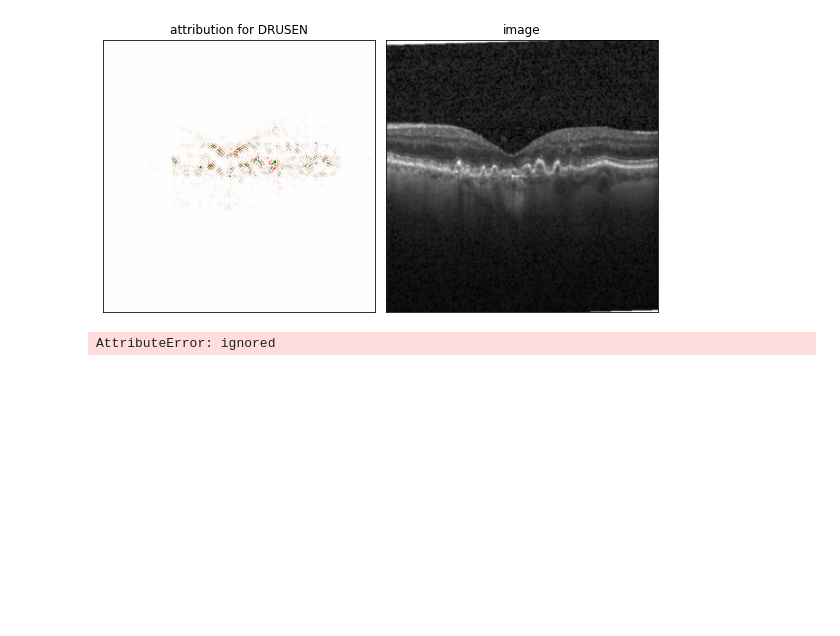
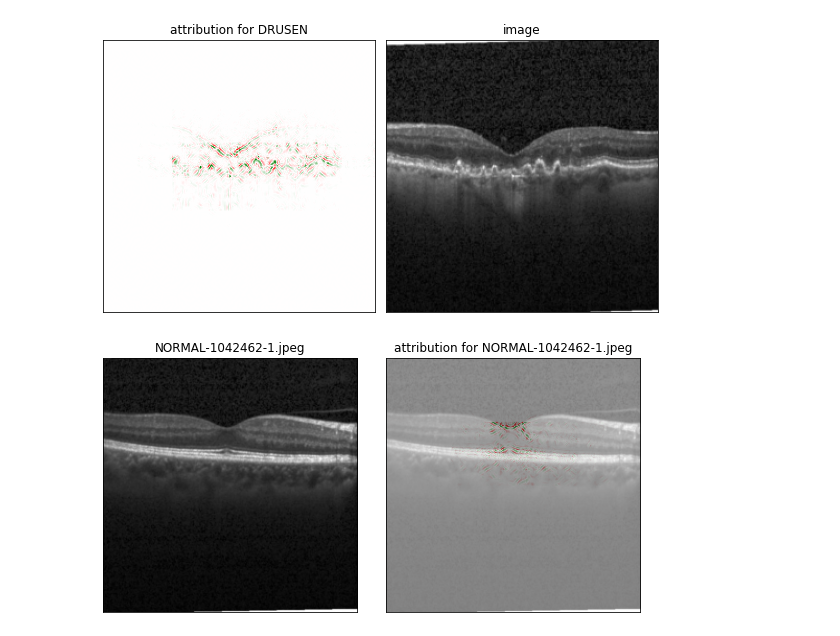
Before and after one commit to dssaenzml/simCLR_ML, a Jupyter notebook: SimCLR_OCT_Classifier_Midterm.ipynb, the cells around one changed output. Saved outputs shown, nothing was run; the diff lists cells and outputs as text; code cells hidden in the pictures; blank space fills up the shorter version.

```diff
--- a/SimCLR_OCT_Classifier_Midterm.ipynb
+++ b/SimCLR_OCT_Classifier_Midterm.ipynb
@@ -712,35 +711,37 @@ center_crop = transforms.Compose([
  transforms.Resize((244, 244)),
  transforms.Grayscale(num_output_channels=3),
 ])
 
 vis_types = ["original_image", "blended_heat_map"]
 vis_signs = ["all", "all"] # "positive", "negative", or "all" to show both
 
 oct_scan = "NORMAL-1042462-1.jpeg"
 # oct_scan = "DME-3810791-1.jpeg"
 # oct_scan = "CNV-5674369-3.jpeg"
 # oct_scan = "DRUSEN-1173253-1.jpeg"
 
 img = Image.open('/content/drive/MyDrive/Colab_Notebooks/OCT_Scans/OCT2017_M/test/' + oct_scan)
 
 input = transform(img)
 input = input.unsqueeze(0)
 
 guided_gc = GuidedGradCam(model_tuned,
-                          (model_tuned.embeddings.encoder.layer1,
-                           model_tuned.embeddings.encoder.layer2,
-                           model_tuned.embeddings.encoder.layer3,
-                           model_tuned.embeddings.encoder.layer4))
+                          model_tuned.embeddings.encoder.layer4)
+# guided_gc = GuidedGradCam(model_tuned,
+                          # (model_tuned.embeddings.encoder.layer1,
+                          #  model_tuned.embeddings.encoder.layer2,
+                          #  model_tuned.embeddings.encoder.layer3,
+                          #  model_tuned.embeddings.encoder.layer4))
 attribution = guided_gc.attribute(input.cuda(), 0)
 
 attribution_cnv = np.transpose(attribution.squeeze().cpu().detach().numpy(), (1,2,0))
 
 _ = viz.visualize_image_attr_multiple(attribution_cnv,
                                       np.array(center_crop(img)),
                                       vis_types,
                                       vis_signs,
                                       [oct_scan, "attribution for " + oct_scan],
                                       show_colorbar = False
                                      )
 # %% [output]
-AttributeError: ignored
+[figure, added]
```
Also changed, not shown: parts of 1 cell of this notebook.
